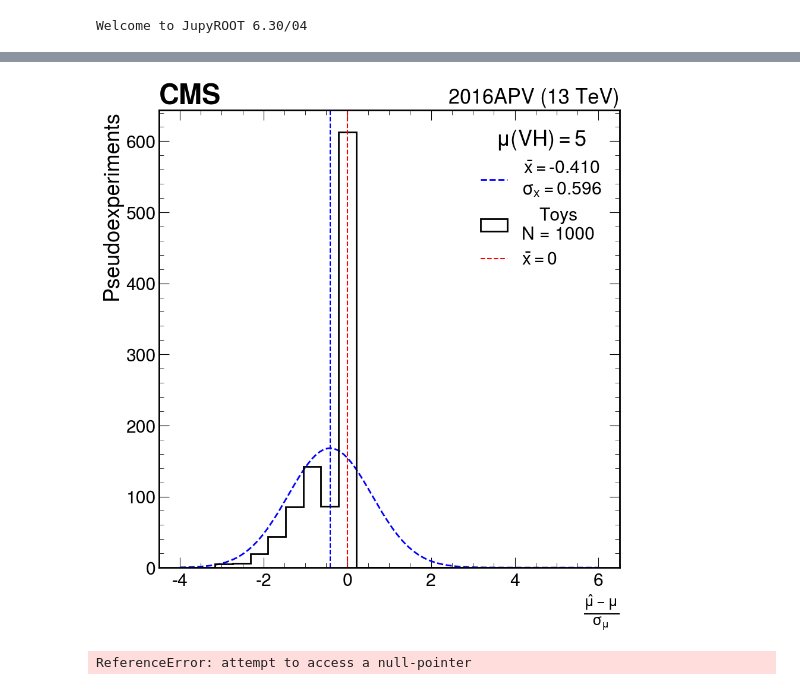
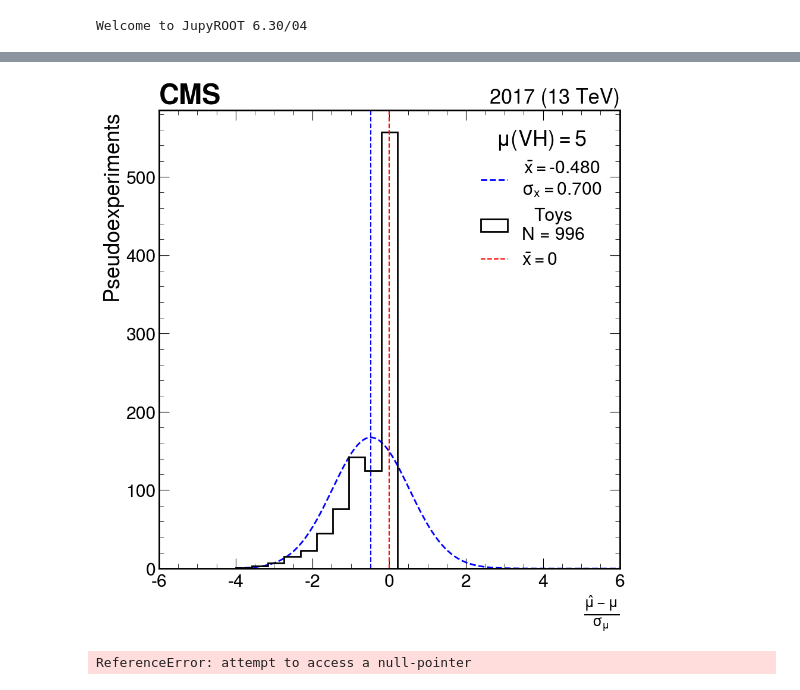
Before and after one commit to Duchstf/VHbb, a Jupyter notebook: notebooks/BiasTest/bias_plots.ipynb, the cells around one changed output, grey strips where cells are left out. Cells and saved outputs as stored; diff of their text form; code cells hidden in the pictures.

```diff
--- a/notebooks/BiasTest/bias_plots.ipynb
+++ b/notebooks/BiasTest/bias_plots.ipynb
@@ -32,6 +32,6 @@ allyears  make_hists.py       run_singleyear.sh
 # %%
 mu = 5
-year = "2016APV"
+year = "2017"
 ys = str(year)[-2:]
 goftoys = get_bias(f'../../combine/combine_official/{year}/bias{mu}.root', mu)
 x = np.linspace(-4, 6, 200)
@@ -41,35 +41,36 @@ fig, ax = plt.subplots()
 from scipy.stats import norm
 a, b = norm.fit(goftoys)
 
 fi1 = ax.plot(
     x,
     norm(a).pdf(x) * len(goftoys) * (bins[1] - bins[0]),
     'k-',
     lw=2,
     color='blue', ls='--',
     label=r'$\bar{x}=$' + '{:.3f}\n'.format(a) + r'$\sigma_x=$' + '{:.3f}'.format(b),
 )
 hi1 = ax.hist(goftoys,
         histtype='step',
         bins=bins,
         lw=2,
         #label='Reference fits\n(Bernstein)\nN = {}'.format(len(goftoys)),
         label='Toys\nN = {}'.format(len(goftoys)),
         color='black')
 
 ax.axvline(0, ls='--', color='red', alpha=1, label=r'$\bar{x}=$0')
 ax.axvline(a, ls='--', color='blue', alpha=1)
 
 l1 = ax.legend(title=r'$\mu(VH)=${}'.format(mu), loc=0)
 for t in l1.texts: t.set_multialignment('center');
 ax.set_xlabel(r"$\frac{\hat{\mu}-\mu}{\sigma_\mu}$", x=1, ha='right')
 ax.set_ylabel("Pseudoexperiments", ha='right', y=1)
 
-hep.cms.label(year="2016APV", data=True)
+hep.cms.label(year=year, data=True)
 suff = "tf"
+plt.xlim([-6,6])
 fig.savefig('plots/single_bias_{}_{}_{}.pdf'.format(year, mu, suff), transparent=True, dpi=300, bbox_inches='tight')
 # %% [output]
-[figure, old version]
+[figure, new version]
 # %%
 mu = 100
 year = 2017
```
Also changed, not shown: parts of 1 cell of this notebook, 17 other files.
